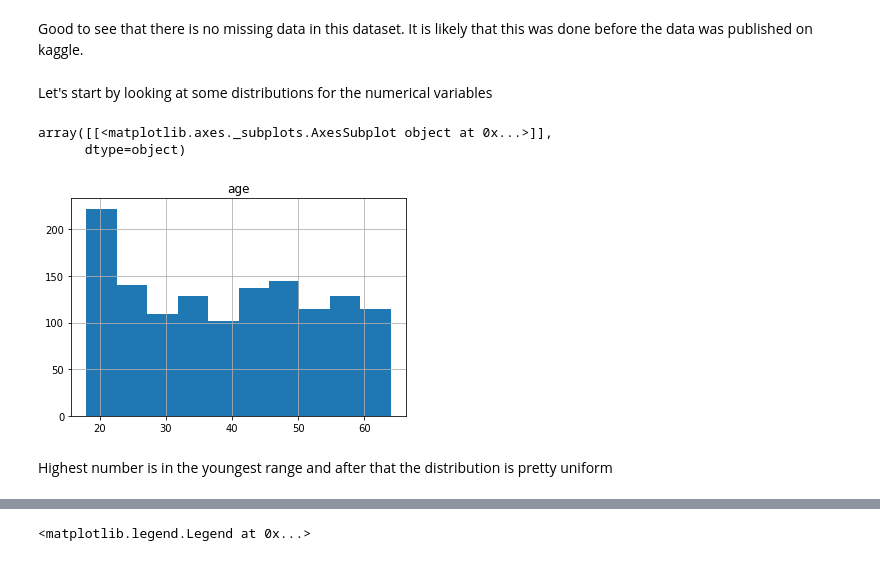
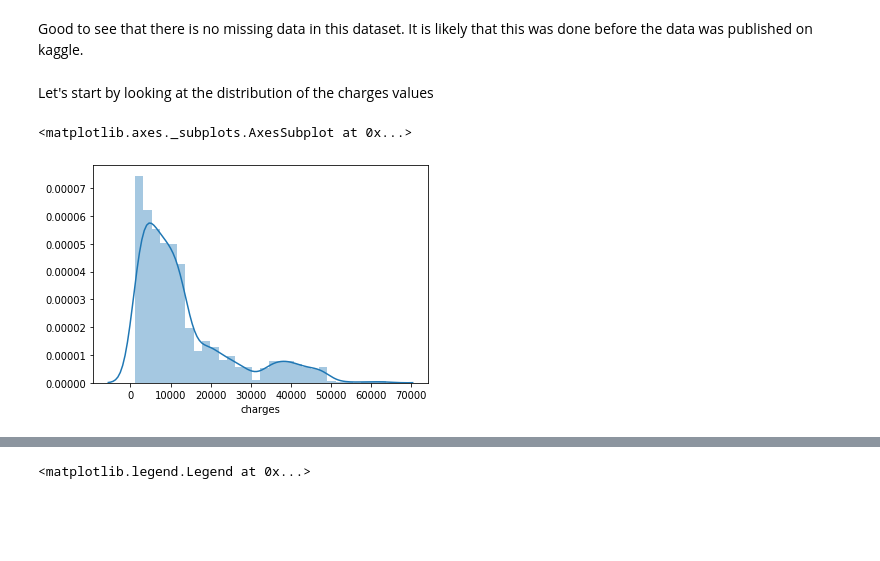
Before and after one commit to dshenker/Kaggle, a Jupyter notebook: Healthcare_Cost/Healthcare Charges Exploration and Modeling.ipynb, the cells around one changed output, grey strips where cells are left out. Cells and saved outputs as stored; diff of their text form; code cells hidden in the pictures; blank space fills up the shorter version.

```diff
--- a/Healthcare_Cost/Healthcare Charges Exploration and Modeling.ipynb
+++ b/Healthcare_Cost/Healthcare Charges Exploration and Modeling.ipynb
@@ -47,13 +47,9 @@ dtype: int64
 # %% [markdown]
 Good to see that there is no missing data in this dataset. It is likely that this was done before the data was published on kaggle.
 # %% [markdown]
-Let's start by looking at some distributions for the numerical variables
+Let's start by looking at the distribution of the charges values
-# %%
-hist = df.hist(column = 'age')
-hist
-# %% [output]
-array([[<matplotlib.axes._subplots.AxesSubplot object at 0x...>]],
-      dtype=object)
-[figure, removed]
-# %% [markdown]
-Highest number is in the youngest range and after that the distribution is pretty uniform
+# %%
+sns.distplot(df['charges'])
+# %% [output]
+<matplotlib.axes._subplots.AxesSubplot at 0x...>
+[figure, added]
```
Also changed, not shown: parts of 55 cells of this notebook.
